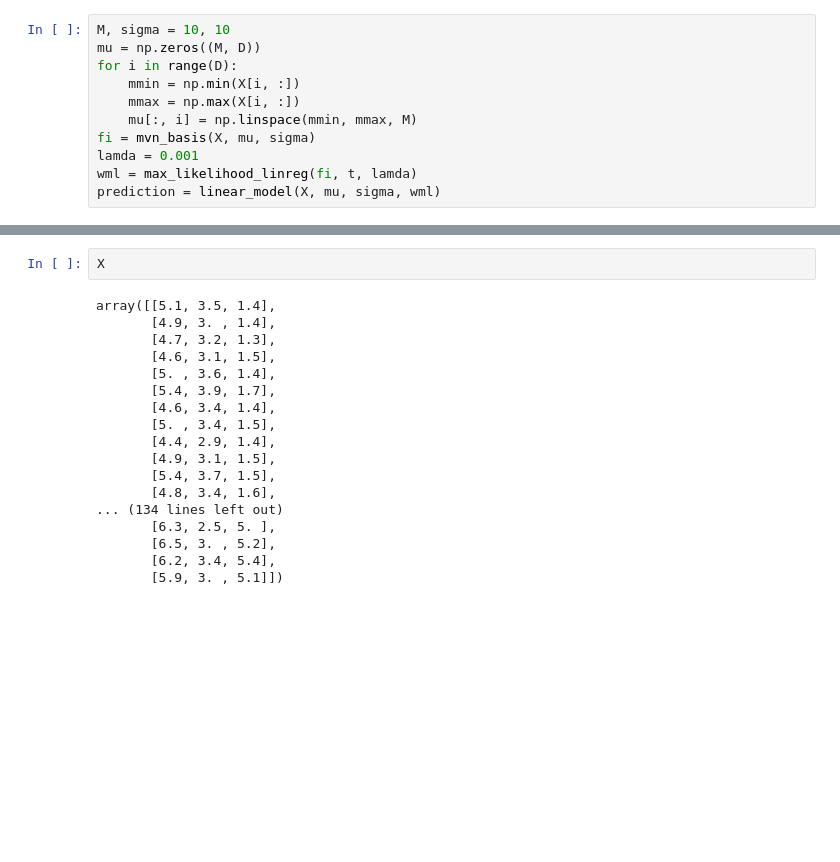
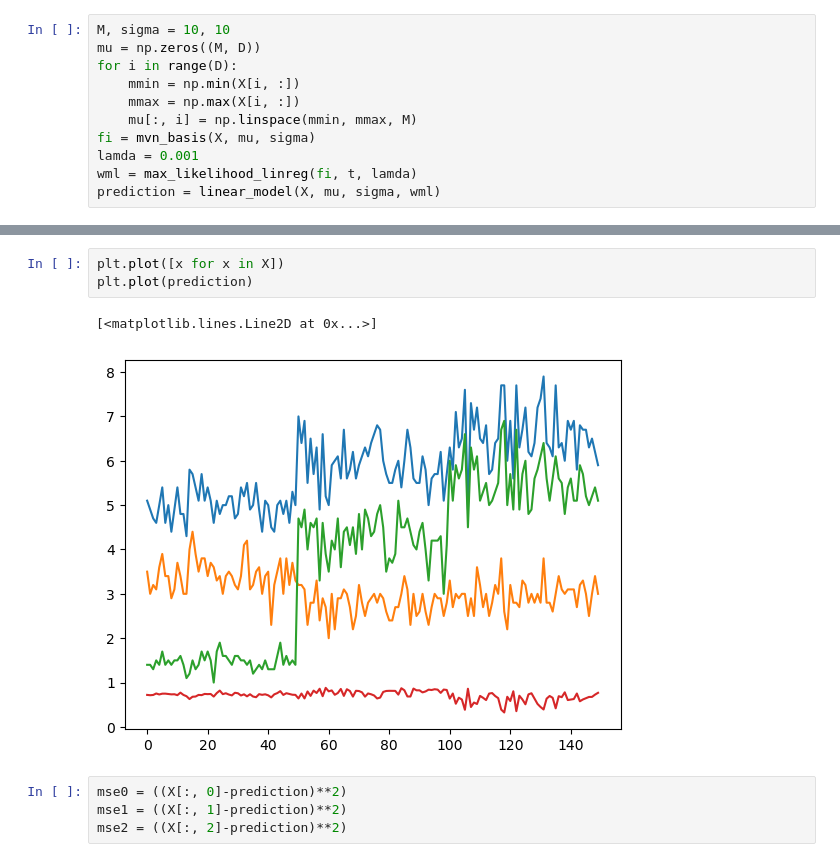
Before and after one commit to LeonardoSchoch/T809DATA_2023, a Jupyter notebook: 04_linear_regression/test.ipynb, the cells around one changed output, grey strips where cells are left out. Cells and saved outputs as stored; diff of their text form; blank space fills up the shorter version.

```diff
--- a/04_linear_regression/test.ipynb
+++ b/04_linear_regression/test.ipynb
@@ -24,20 +18,10 @@ for i in range(f.shape[0]):
-# %%
-X
-# %% [output]
-array([[5.1, 3.5, 1.4],
-       [4.9, 3. , 1.4],
-       [4.7, 3.2, 1.3],
-       [4.6, 3.1, 1.5],
-       [5. , 3.6, 1.4],
-       [5.4, 3.9, 1.7],
-       [4.6, 3.4, 1.4],
-       [5. , 3.4, 1.5],
-       [4.4, 2.9, 1.4],
-       [4.9, 3.1, 1.5],
-       [5.4, 3.7, 1.5],
-       [4.8, 3.4, 1.6],
-... (134 lines left out)
-       [6.3, 2.5, 5. ],
-       [6.5, 3. , 5.2],
-       [6.2, 3.4, 5.4],
-       [5.9, 3. , 5.1]])
+# %%
+plt.plot([x for x in X])
+plt.plot(prediction)
+# %% [output]
+[<matplotlib.lines.Line2D at 0x...>]
+[figure, added]
+# %%
+mse0 = ((X[:, 0]-prediction)**2)
+mse1 = ((X[:, 1]-prediction)**2)
+mse2 = ((X[:, 2]-prediction)**2)
```
Also changed, not shown: parts of 1 cell of this notebook, 1 other file.
